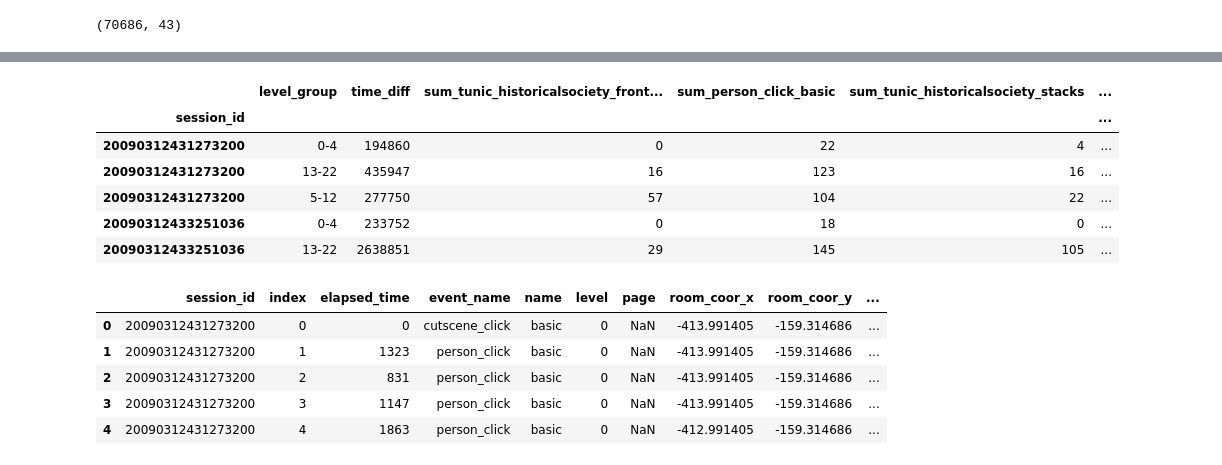
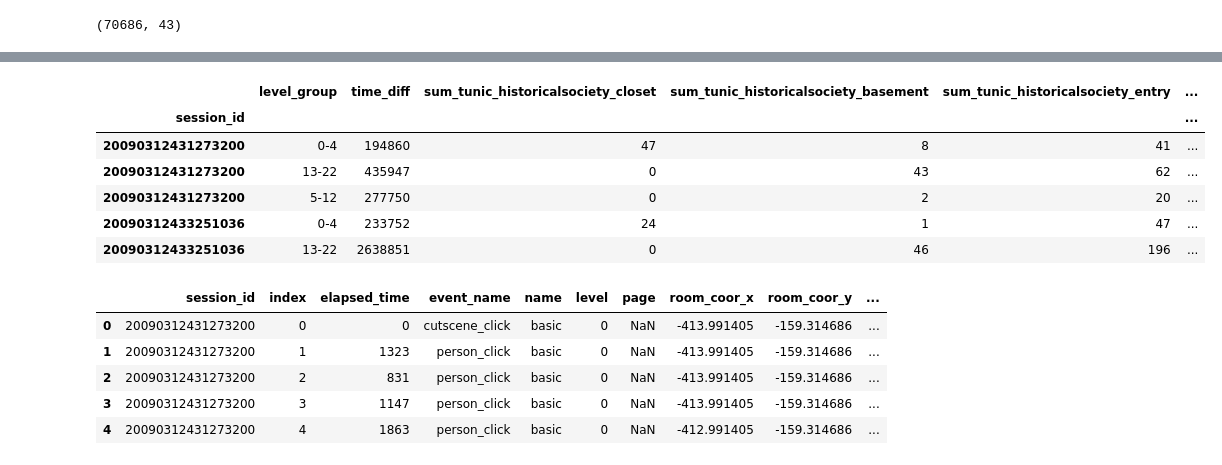
Before and after one commit to sitsawek/predict_student_performance_from_game_play, a Jupyter notebook: predict-student-performance-from-game-play.ipynb, the cells around one changed output, grey strips where cells are left out. Saved outputs shown, nothing was run; the diff lists cells and outputs as text; code cells hidden in the pictures.

Commit message:
dig dawn in feature room_fqid == "tunic.historicalsociety.frontdesk

```diff
--- a/predict-student-performance-from-game-play.ipynb
+++ b/predict-student-performance-from-game-play.ipynb
@@ -355,13 +359,15 @@ def feature_engineer(train):
     # for c in event_var:
     #     tmp[f'sum_{c}'] = train.groupby(['session_id', 'level_group'])[c].agg('sum')
     #     dfs.append(tmp[f'sum_{c}'])
-    for c in important_columns:
-        tmp[f'sum_{c}'] = train.groupby(['session_id', 'level_group'])[c].agg('sum')
-        dfs.append(tmp[f'sum_{c}'])
+    # for c in important_columns:
+    #     tmp[f'sum_{c}'] = train.groupby(['session_id', 'level_group'])[c].agg('sum')
+    #     dfs.append(tmp[f'sum_{c}'])
     # for c in event_comb_columns:
     #     tmp[f'sum_{c}'] = train.groupby(['session_id', 'level_group'])[c].agg('sum')
     #     dfs.append(tmp[f'sum_{c}'])
-
+    for c in room_fqid_columns:
+        tmp[f'sum_{c}'] = train.groupby(['session_id', 'level_group'])[c].agg('sum')
+        dfs.append(tmp[f'sum_{c}'])
     tmp = train.groupby(['session_id', 'level_group']).event_comb.agg('nunique')
     tmp.name = tmp.name + '_nunique'
     dfs.append(tmp)
@@ -433,36 +439,53 @@ for k in range(PIECES):
     train = pd.read_csv('/Users/macintosh/Desktop/data_completitions/Kaggle/2023/predict-student-performance-from-game-play/train.csv'
     , nrows=reads[k], skiprows=SKIPS).sort_values(['session_id', 'elapsed_time'])
     df_dummies = pd.get_dummies(train['event_name'])
-    # room_fqid_encode = pd.get_dummies(train['room_fqid']).rename(columns=lambda x: x.replace('.','_'))
-    train = pd.concat([train, df_dummies], axis=1)
+    room_fqid_encode = pd.get_dummies(train['room_fqid']).rename(columns=lambda x: x.replace('.','_'))
+    train = pd.concat([train, df_dummies, room_fqid_encode], axis=1)
     train['event_comb'] = train['event_name'] + '_' + train['name']
     # most important features
-    train['tunic_historicalsociety_frontdesk'] = train['room_fqid'].apply(lambda x: tunic_historicalsociety_frontdesk(x))
-    train['person_click_basic'] = train['event_comb'].apply(lambda x: person_click_basic(x))
-    train['tunic_historicalsociety_stacks'] = train['room_fqid'].apply(lambda x: tunic_historicalsociety_stacks(x))
-    train['tunic_library_frontdesk'] = train['room_fqid'].apply(lambda x: tunic_library_frontdesk(x))
-    train['tunic_historicalsociety_closet_dirty'] = train['room_fqid'].apply(lambda x: tunic_historicalsociety_closet_dirty(x))
+    # train['tunic_historicalsociety_frontdesk'] = train['room_fqid'].apply(lambda x: tunic_historicalsociety_frontdesk(x))
+    # train['person_click_basic'] = train['event_comb'].apply(lambda x: person_click_basic(x))
+    # train['tunic_historicalsociety_stacks'] = train['room_fqid'].apply(lambda x: tunic_historicalsociety_stacks(x))
+    # train['tunic_library_frontdesk'] = train['room_fqid'].apply(lambda x: tunic_library_frontdesk(x))
+    # train['tunic_historicalsociety_closet_dirty'] = train['room_fqid'].apply(lambda x: tunic_historicalsociety_closet_dirty(x))
     # New features
-    train['map_click_close'] = train['event_comb'].apply(lambda x: map_click_close(x))
-    train['map_click_basic'] = train['event_comb'].apply(lambda x: map_click_basic(x))
-    train['map_click_undefined'] = train['event_comb'].apply(lambda x: map_click_undefined(x))
-    train['object_click_close'] = train['event_comb'].apply(lambda x: object_click_close(x))
-    train['object_click_basic'] = train['event_comb'].apply(lambda x: object_click_basic(x))
-    train['object_hover_basic'] = train['event_comb'].apply(lambda x: object_hover_basic(x))
-    train['object_hover_undefined'] = train['event_comb'].apply(lambda x: object_hover_undefined(x))
+    # train['map_click_close'] = train['event_comb'].apply(lambda x: map_click_close(x))
+    # train['map_click_basic'] = train['event_comb'].apply(lambda x: map_click_basic(x))
+    # train['map_click_undefined'] = train['event_comb'].apply(lambda x: map_click_undefined(x))
+    # train['object_click_close'] = train['event_comb'].apply(lambda x: object_click_close(x))
+    # train['object_click_basic'] = train['event_comb'].apply(lambda x: object_click_basic(x))
+    # train['object_hover_basic'] = train['event_comb'].apply(lambda x: object_hover_basic(x))
+    # train['object_hover_undefined'] = train['event_comb'].apply(lambda x: object_hover_undefined(x))
 
-    train['thf_pc'] = train['tunic_historicalsociety_frontdesk'] * train['person_click_basic']
-    train['thf_mcc'] = train['tunic_historicalsociety_frontdesk'] * train['map_click_close']
-    train['thf_mcb'] = train['tunic_historicalsociety_frontdesk'] * train['map_click_basic']
-    train['thf_mcu'] = train['tunic_historicalsociety_frontdesk'] * train['map_click_undefined']
-    train['thf_occ'] = train['tunic_historicalsociety_frontdesk'] * train['object_click_close']
-    train['thf_ocb'] = train['tunic_historicalsociety_frontdesk'] * train['object_click_basic']
-    train['thf_ohb'] = train['tunic_historicalsociety_frontdesk'] * train['object_hover_basic']
-    train['thf_ohu'] = train['tunic_historicalsociety_frontdesk'] * train['object_hover_undefined']
+    # train['navigate_click_undefined'] = train['event_comb'].apply(lambda x: navigate_click_undefined(x))
+    # train['observation_click_basic'] = train['event_comb'].apply(lambda x: observation_click_basic(x))
+    # train['notebook_click_close'] = train['event_comb'].apply(lambda x: notebook_click_close(x))
+    # train['notebook_click_basic'] = train['event_comb'].apply(lambda x: notebook_click_basic(x))
+    # train['notebook_click_open'] = train['event_comb'].apply(lambda x: notebook_click_open(x))
+    # train['notebook_click_prev'] = train['event_comb'].apply(lambda x: notebook_click_prev(x))
+    # train['notebook_click_next'] = train['event_comb'].apply(lambda x: notebook_click_next(x))
+
+    # train['thf_pc'] = train['tunic_historicalsociety_frontdesk'] * train['person_click_basic']
+    # train['thf_ncu'] = train['tunic_historicalsociety_frontdesk'] * train['navigate_click_undefined']
+    # train['thf_ocb'] = train['tunic_historicalsociety_frontdesk'] * train['observation_click_basic']
+    # train['thf_ncc'] = train['tunic_historicalsociety_frontdesk'] * train['notebook_click_close']
+    # train['thf_ncb'] = train['tunic_historicalsociety_frontdesk'] * train['notebook_click_basic']
+    # train['thf_nco'] = train['tunic_historicalsociety_frontdesk'] * train['notebook_click_open']
+    # train['thf_ncp'] = train['tunic_historicalsociety_frontdesk'] * train['notebook_click_prev']
+    # train['thf_ncn'] = train['tunic_historicalsociety_frontdesk'] * train['notebook_click_next']
+
+
+    # train['thf_mcc'] = train['tunic_historicalsociety_frontdesk'] * train['map_click_close']
+    # train['thf_mcb'] = train['tunic_historicalsociety_frontdesk'] * train['map_click_basic']
+    # train['thf_mcu'] = train['tunic_historicalsociety_frontdesk'] * train['map_click_undefined']
+    # train['thf_occ'] = train['tunic_historicalsociety_frontdesk'] * train['object_click_close']
+    # train['thf_ocb'] = train['tunic_historicalsociety_frontdesk'] * train['object_click_basic']
+    # train['thf_ohb'] = train['tunic_historicalsociety_frontdesk'] * train['object_hover_basic']
+    # train['thf_ohu'] = train['tunic_historicalsociety_frontdesk'] * train['object_hover_undefined']
 
 
     # event_comb_encode = pd.get_dummies(train['event_comb']).rename(columns=lambda x: x.replace('.','_'))
-    # room_fqid_columns = [x.replace('.','_') for x in list(train['room_fqid'].unique())]
+    room_fqid_columns = [x.replace('.','_') for x in list(train['room_fqid'].unique())]
     # event_comb_columns = [x.replace('.','_') for x in list(train['event_comb'].unique())]
     df = feature_engineer(train)
     all_pieces.append(df)
@@ -480,10 +503,10 @@ Shape of all train data after feature engineering: (70686, 16)
-|  | level_group | time_diff | sum_tunic_historicalsociety_front... | sum_person_click_basic | sum_tunic_historicalsociety_stacks | ... |
+|  | level_group | time_diff | sum_tunic_historicalsociety_closet | sum_tunic_historicalsociety_basement | sum_tunic_historicalsociety_entry | ... |
 | session_id |  |  |  |  |  | ... |
-| 20090312431273200 | 0-4 | 194860 | 0 | 22 | 4 | ... |
-| 20090312431273200 | 13-22 | 435947 | 16 | 123 | 16 | ... |
-| 20090312431273200 | 5-12 | 277750 | 57 | 104 | 22 | ... |
-| 20090312433251036 | 0-4 | 233752 | 0 | 18 | 0 | ... |
-| 20090312433251036 | 13-22 | 2638851 | 29 | 145 | 105 | ... |
+| 20090312431273200 | 0-4 | 194860 | 47 | 8 | 41 | ... |
+| 20090312431273200 | 13-22 | 435947 | 0 | 43 | 62 | ... |
+| 20090312431273200 | 5-12 | 277750 | 0 | 2 | 20 | ... |
+| 20090312433251036 | 0-4 | 233752 | 24 | 1 | 47 | ... |
+| 20090312433251036 | 13-22 | 2638851 | 0 | 46 | 196 | ... |
 # %%
 df_train_resize.head()
 # %% [output]
```
Also changed, not shown: parts of 7 cells of this notebook.
